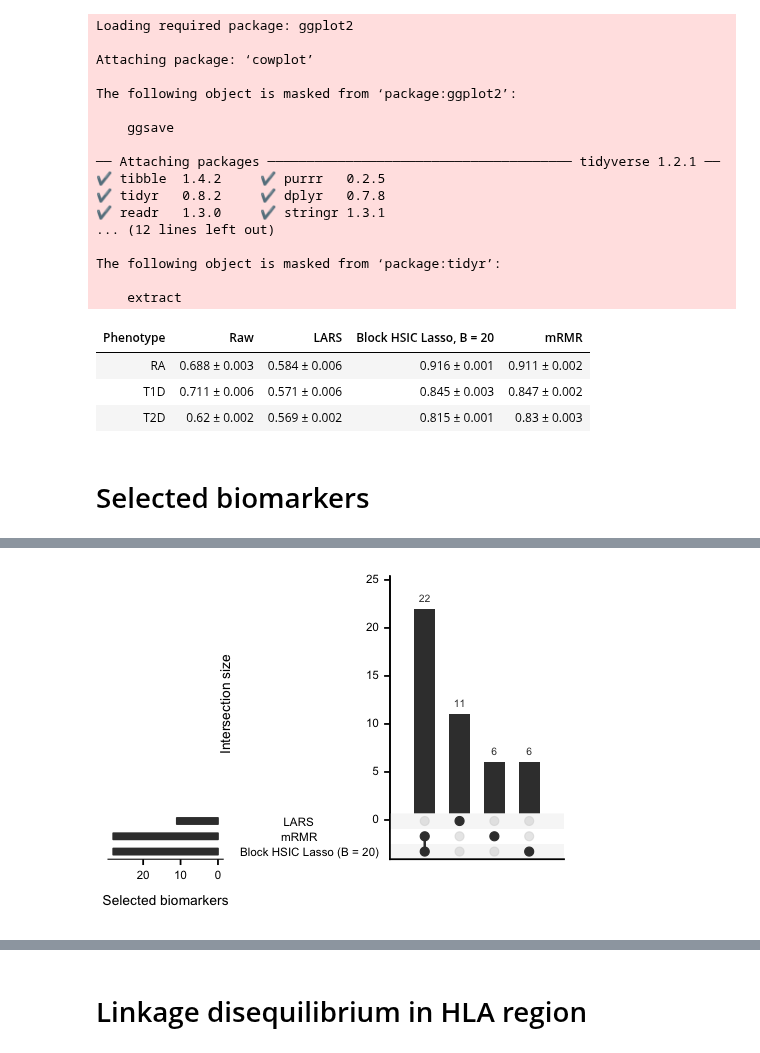
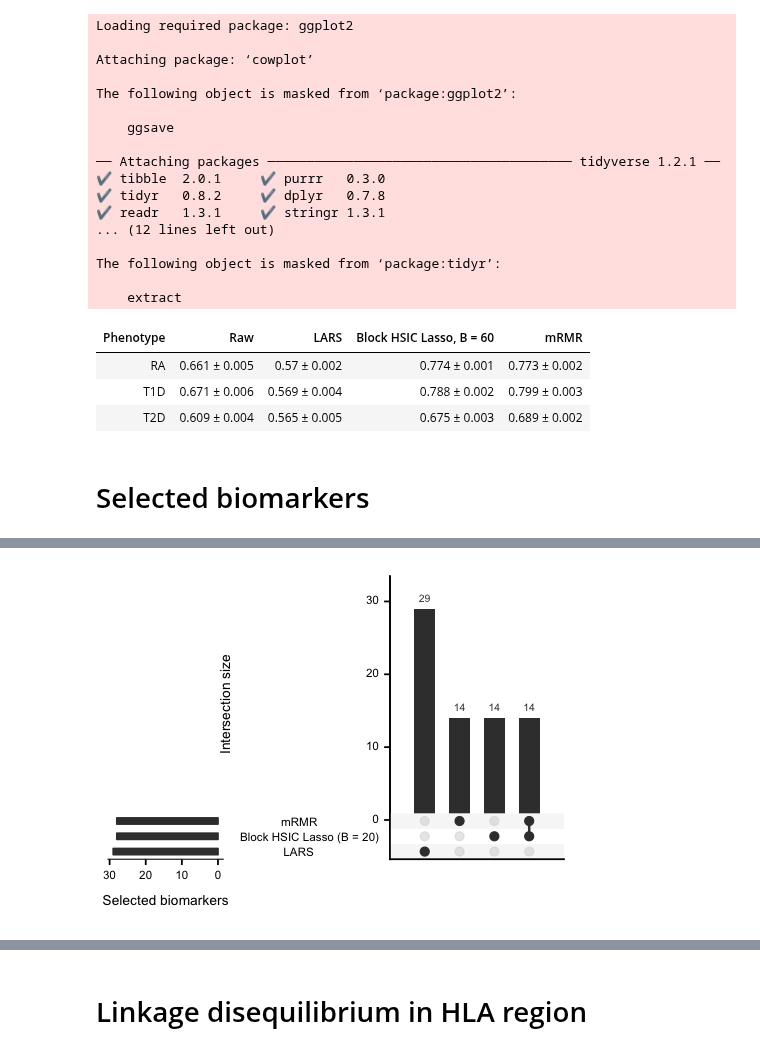
Before and after one commit to hclimente/nori, a Jupyter notebook: doc/gwas.ipynb, the cells around one changed output, grey strips where cells are left out. Saved outputs shown, nothing was run; the diff lists cells and outputs as text; code cells hidden in the pictures.

```diff
--- a/doc/gwas.ipynb
+++ b/doc/gwas.ipynb
@@ -7,7 +7,7 @@ library(UpSetR)
 
 results <- '../results/gwas/'
 exps <- c('t1d', 't2d', 'ra')
-methods <- c('Raw', 'LARS', 'Block HSIC Lasso, B = 20', 'mRMR')
+methods <- c('Raw', 'LARS', 'Block HSIC Lasso, B = 60', 'mRMR')
 # %% [output]
 Loading required package: ggplot2
 
@@ -18,9 +18,9 @@ The following object is masked from ‘package:ggplot2’:
     ggsave
 
 ── Attaching packages ─────────────────────────────────────── tidyverse 1.2.1 ──
-✔ tibble  1.4.2     ✔ purrr   0.2.5
+✔ tibble  2.0.1     ✔ purrr   0.3.0
 ✔ tidyr   0.8.2     ✔ dplyr   0.7.8
-✔ readr   1.3.0     ✔ stringr 1.3.1
+✔ readr   1.3.1     ✔ stringr 1.3.1
 ... (12 lines left out)
 
 The following object is masked from ‘package:tidyr’:
@@ -30,8 +30,8 @@ The following object is masked from ‘package:tidyr’:
 lapply(exps, function(e) {
     read_tsv(paste0('../results/gwas/', e, '/', e, '_prediction.tsv'),
              col_types = 'ciid') %>%
-    mutate(model = ifelse(model == 'HSIC_lasso-B=20-M=3, discrete_x = True',
-                          'Block HSIC Lasso, B = 20' , model),
+    mutate(model = ifelse(model == 'HSIC_lasso-B=60-M=1, discrete_x = True',
+                          'Block HSIC Lasso, B = 60' , model),
            model = factor(model, levels = methods),
            Phenotype = toupper(e)) %>%
     filter(selected == 10 | is.na(selected))
@@ -45,10 +45,10 @@ lapply(exps, function(e) {
     select(-accuracy, -sem, -ci, -ended) %>%
     spread(key = model, value = fmt_accuracy)
 # %% [output]
-| Phenotype | Raw | LARS | Block HSIC Lasso, B = 20 | mRMR |
-| RA | 0.688 ± 0.003 | 0.584 ± 0.006 | 0.916 ± 0.001 | 0.911 ± 0.002 |
-| T1D | 0.711 ± 0.006 | 0.571 ± 0.006 | 0.845 ± 0.003 | 0.847 ± 0.002 |
-| T2D | 0.62 ± 0.002 | 0.569 ± 0.002 | 0.815 ± 0.001 | 0.83 ± 0.003 |
+| Phenotype | Raw | LARS | Block HSIC Lasso, B = 60 | mRMR |
+| RA | 0.661 ± 0.005 | 0.57 ± 0.002 | 0.774 ± 0.001 | 0.773 ± 0.002 |
+| T1D | 0.671 ± 0.006 | 0.569 ± 0.004 | 0.788 ± 0.002 | 0.799 ± 0.003 |
+| T2D | 0.609 ± 0.004 | 0.565 ± 0.005 | 0.675 ± 0.003 | 0.689 ± 0.002 |
 # %% [markdown]
 # Selected biomarkers
 # %%
@@ -60,7 +60,7 @@ selected <- list(LARS = lapply(exps, function(e) {
     read_tsv(paste0(results, e, '/', e, '_mrmr_C=10.txt'),
                     col_names = F, col_types = 'c') %>% .$X1 }) %>% unlist %>% c,
                  `Block HSIC Lasso (B = 20)` = lapply(exps, function(e) {
-    read_tsv(paste0(results, e, '/', e, '_hsic_lasso_C=10_SELECT=50_M=3_B=20.txt'),
+    read_tsv(paste0(results, e, '/', e, '_hsic_lasso_C=10_SELECT=50_M=1_B=60.txt'),
                     col_names = F, col_types = 'c') %>% head(10) %>% .$X1 }) %>% unlist %>% c)
 
 upset(fromList(selected), order.by = "freq",
@@ -72,4 +70,4 @@ Warning message:
-[figure, old version]
+[figure, new version]
 # %%
 options(repr.plot.width=4, repr.plot.height=3.5)
 lapply(exps, function(pheno) {
```
Also changed, not shown: parts of 8 cells of this notebook.
